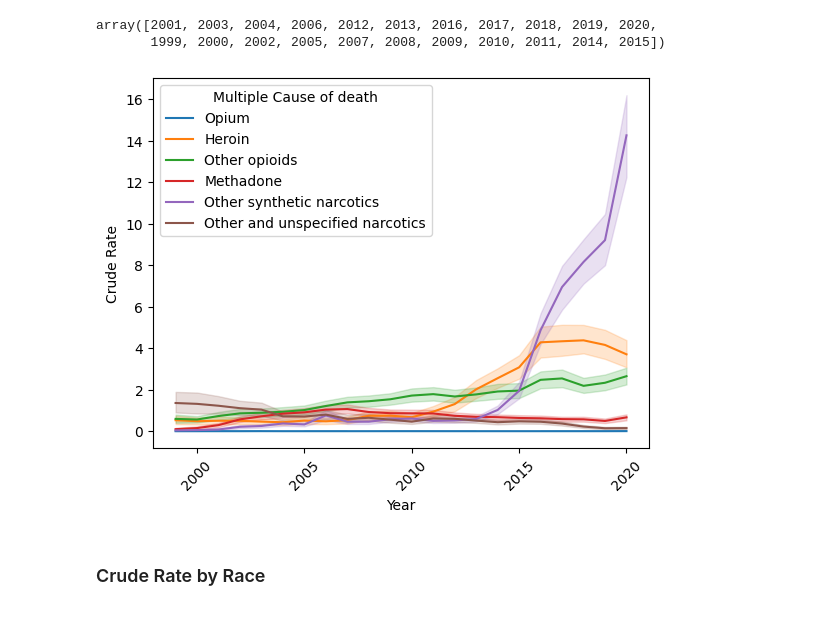
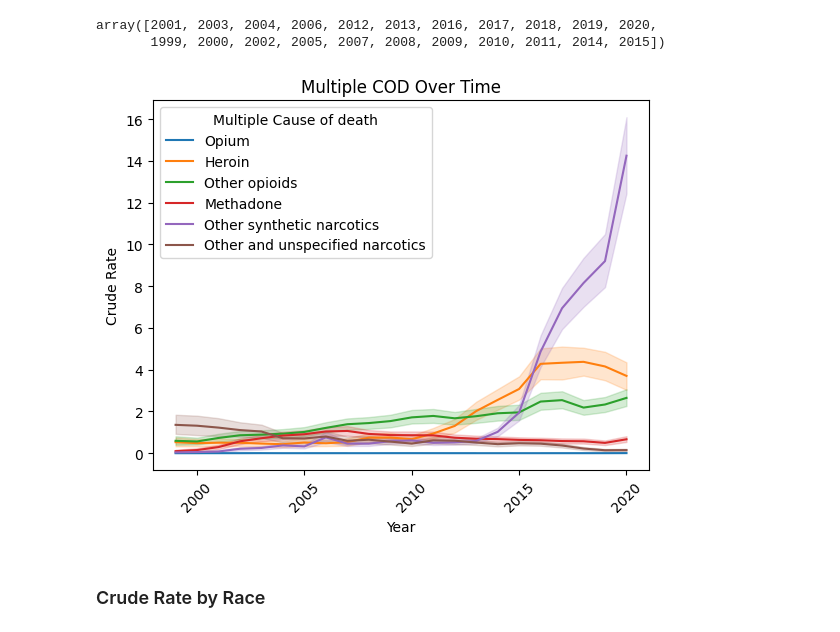
Before and after one commit to jmsarabia/fentanyl_eda, a Jupyter notebook: wonder/Wonder_EDA_Findings.ipynb, the cells around one changed output. Cells and saved outputs as stored; diff of their text form; code cells hidden in the pictures.

```diff
--- a/wonder/Wonder_EDA_Findings.ipynb
+++ b/wonder/Wonder_EDA_Findings.ipynb
@@ -51,11 +51,17 @@ array([2001, 2003, 2004, 2006, 2012, 2013, 2016, 2017, 2018, 2019, 2020,
 # %%
 # Sum of Deaths over time
 COD_Code = sns.lineplot(data=cleaned, x='Year', y='Crude Rate', hue='Multiple Cause of death')
 
 for item in COD_Code.get_xticklabels():
     item.set_rotation(45)
+title = 'Multiple COD Over Time'
+
+COD_Code.set(title=title)
+
+# save the plot as PNG file
+plt.savefig(f"{title}.svg", format='svg', bbox_inches="tight")
 # %% [output]
-[figure, old version]
+[figure, new version]
 # %%
 fentanyl = cleaned[cleaned['Multiple Cause of death'] == 'Other synthetic narcotics']
 # %% [markdown]
```
Also changed, not shown: 6 other files.
